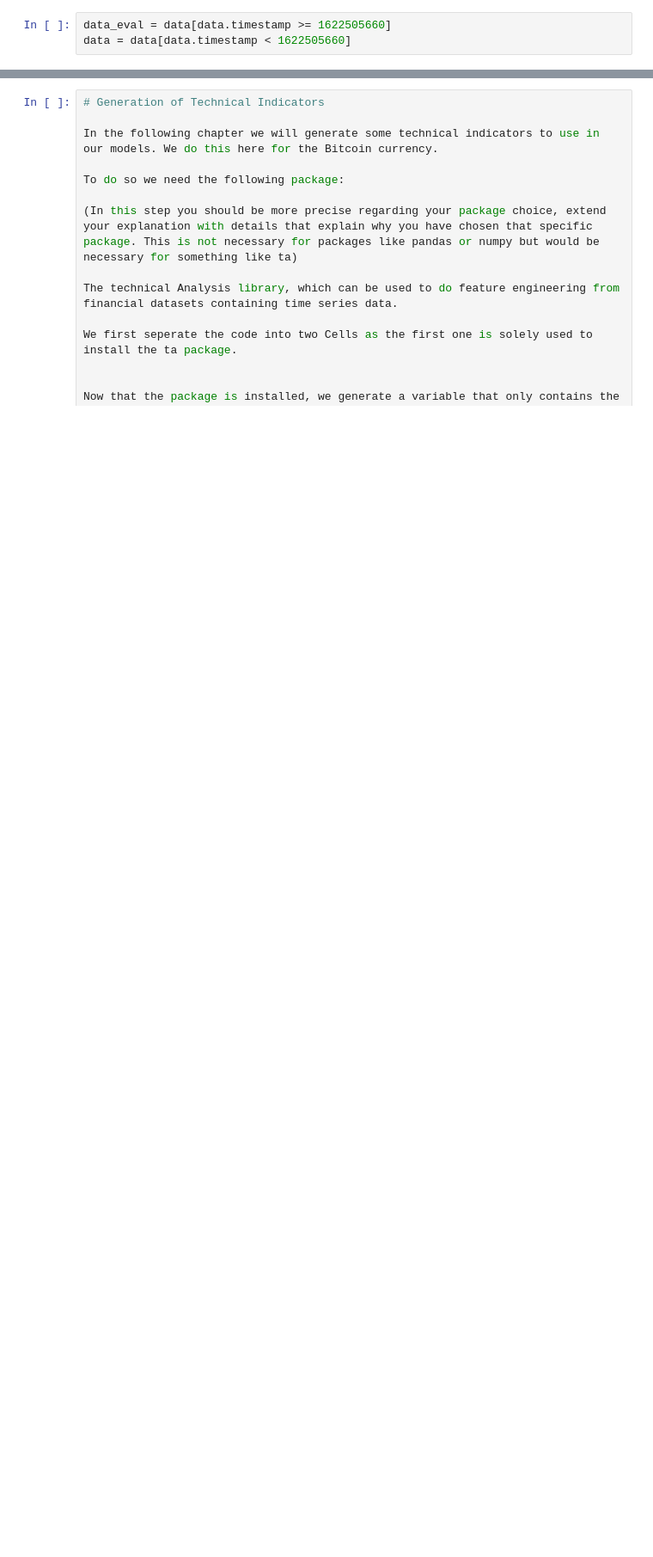
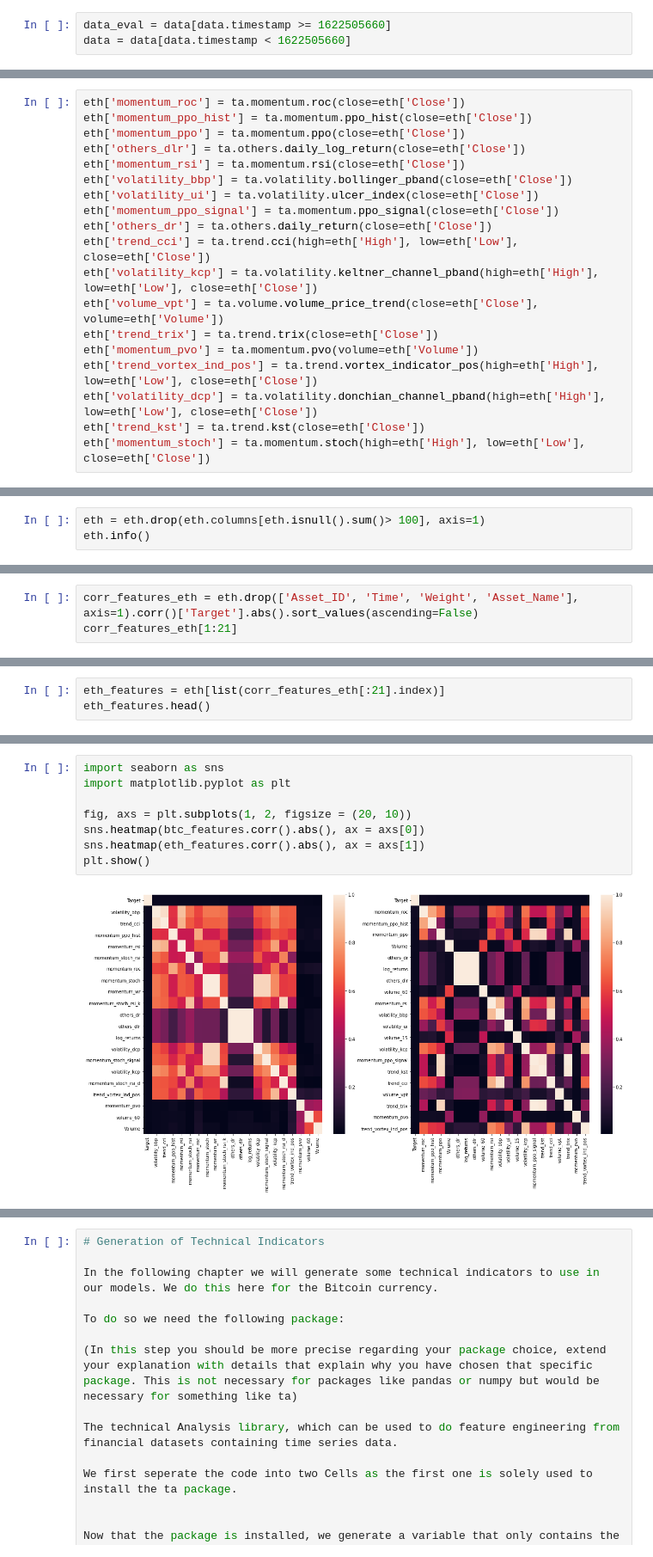
Before and after one commit to UniPassauDLTA/Assignment_1, a Jupyter notebook: Team_15_Assignment_1.ipynb, the cells around one changed output, grey strips where cells are left out. Shown at 86% size. Drawn from its saved outputs; the diff is of its cells as text; blank space fills up the shorter version.

```diff
--- a/Team_15_Assignment_1.ipynb
+++ b/Team_15_Assignment_1.ipynb
@@ -82,0 +494,19 @@ data = data[data.timestamp < 1622505660]
+# %%
+eth['momentum_roc'] = ta.momentum.roc(close=eth['Close'])
+eth['momentum_ppo_hist'] = ta.momentum.ppo_hist(close=eth['Close'])
+eth['momentum_ppo'] = ta.momentum.ppo(close=eth['Close'])
+eth['others_dlr'] = ta.others.daily_log_return(close=eth['Close'])
+eth['momentum_rsi'] = ta.momentum.rsi(close=eth['Close'])
+eth['volatility_bbp'] = ta.volatility.bollinger_pband(close=eth['Close'])
+eth['volatility_ui'] = ta.volatility.ulcer_index(close=eth['Close'])
+eth['momentum_ppo_signal'] = ta.momentum.ppo_signal(close=eth['Close'])
+eth['others_dr'] = ta.others.daily_return(close=eth['Close'])
+eth['trend_cci'] = ta.trend.cci(high=eth['High'], low=eth['Low'], close=eth['Close'])
+eth['volatility_kcp'] = ta.volatility.keltner_channel_pband(high=eth['High'], low=eth['Low'], close=eth['Close'])
+eth['volume_vpt'] = ta.volume.volume_price_trend(close=eth['Close'], volume=eth['Volume'])
+eth['trend_trix'] = ta.trend.trix(close=eth['Close'])
+eth['momentum_pvo'] = ta.momentum.pvo(volume=eth['Volume'])
+eth['trend_vortex_ind_pos'] = ta.trend.vortex_indicator_pos(high=eth['High'], low=eth['Low'], close=eth['Close'])
+eth['volatility_dcp'] = ta.volatility.donchian_channel_pband(high=eth['High'], low=eth['Low'], close=eth['Close'])
+eth['trend_kst'] = ta.trend.kst(close=eth['Close'])
+eth['momentum_stoch'] = ta.momentum.stoch(high=eth['High'], low=eth['Low'], close=eth['Close'])
@@ -82,0 +525,3 @@ data = data[data.timestamp < 1622505660]
+# %%
+eth = eth.drop(eth.columns[eth.isnull().sum()> 100], axis=1)
+eth.info()
@@ -82,0 +546,3 @@ data = data[data.timestamp < 1622505660]
+# %%
+corr_features_eth = eth.drop(['Asset_ID', 'Time', 'Weight', 'Asset_Name'], axis=1).corr()['Target'].abs().sort_values(ascending=False)
+corr_features_eth[1:21]
@@ -82,0 +567,3 @@ data = data[data.timestamp < 1622505660]
+# %%
+eth_features = eth[list(corr_features_eth[:21].index)]
+eth_features.head()
@@ -82,0 +579,10 @@ data = data[data.timestamp < 1622505660]
+# %%
+import seaborn as sns
+import matplotlib.pyplot as plt
+
+fig, axs = plt.subplots(1, 2, figsize = (20, 10))
+sns.heatmap(btc_features.corr().abs(), ax = axs[0])
+sns.heatmap(eth_features.corr().abs(), ax = axs[1])
+plt.show()
+# %% [output]
+[figure, added]
```
Also changed, not shown: parts of 50 cells of this notebook.
